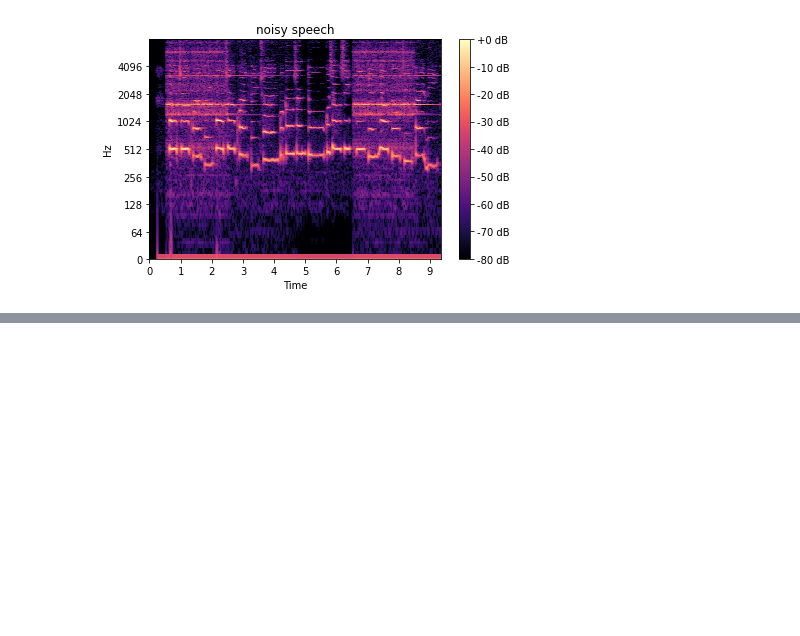
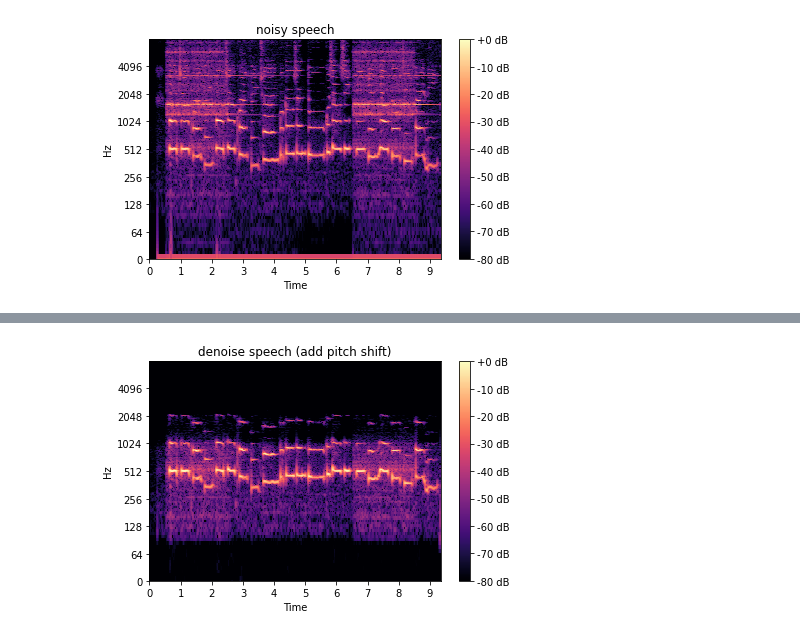
Before and after one commit to toonnyy8/ncku, a Jupyter notebook: dsp2020/hw4/dsp2020-hw4.ipynb, the cells around one changed output, grey strips where cells are left out. Saved outputs shown, nothing was run; the diff lists cells and outputs as text; code cells hidden in the pictures; blank space fills up the shorter version.

```diff
--- a/dsp2020/hw4/dsp2020-hw4.ipynb
+++ b/dsp2020/hw4/dsp2020-hw4.ipynb
@@ -70,3 +67,16 @@ denoise_speech = np.float32(denoise_speech)
 Audio(denoise_speech,rate=16000)
 # %% [output]
 [interactive output not drawn]
+# %%
+# 將移除掉的諧波補回一些
+denoise_speech_add_pitch_shift = denoise_speech + librosa.effects.pitch_shift(denoise_speech, 16000, n_steps=12) * 0.1
+
+denoise_speech_add_pitch_shift_power = np.abs(librosa.stft(denoise_speech_add_pitch_shift))
+librosa.display.specshow(librosa.power_to_db(denoise_speech_add_pitch_shift_power ** 2, ref=np.max),
+                         sr=16000, y_axis='log', x_axis='time')
+plt.colorbar(format='%+2.0f dB')
+plt.title('denoise speech (add pitch shift)')
+plt.tight_layout()
+plt.show()
+# %% [output]
+[figure, added]
```
Also changed, not shown: parts of 5 cells of this notebook, 8 other files.
